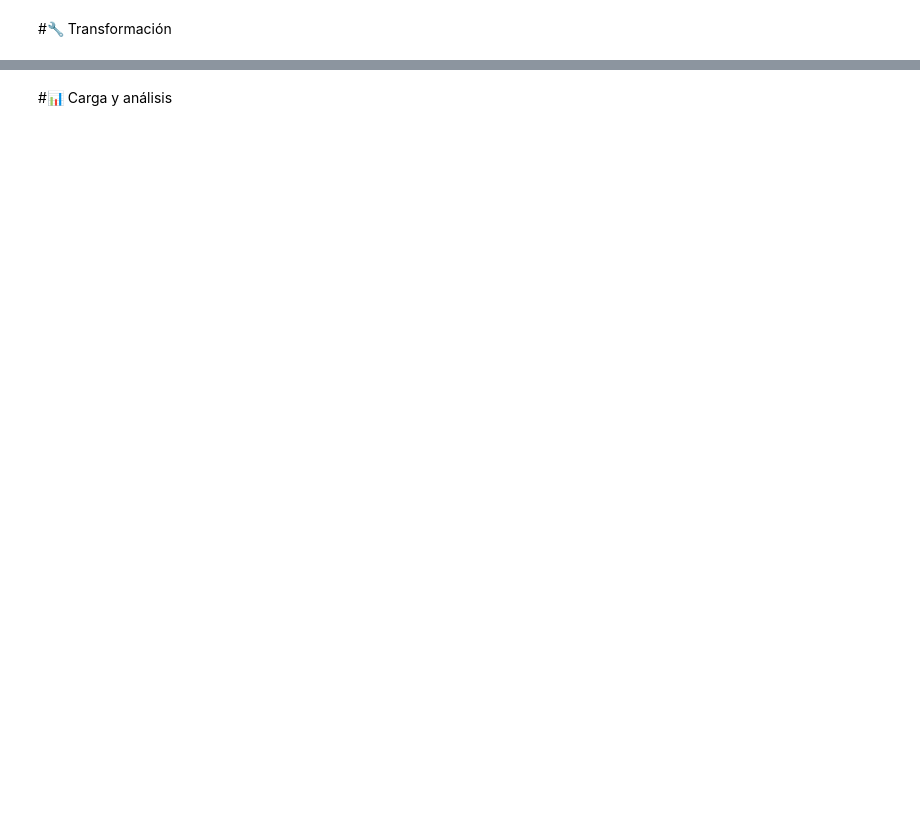
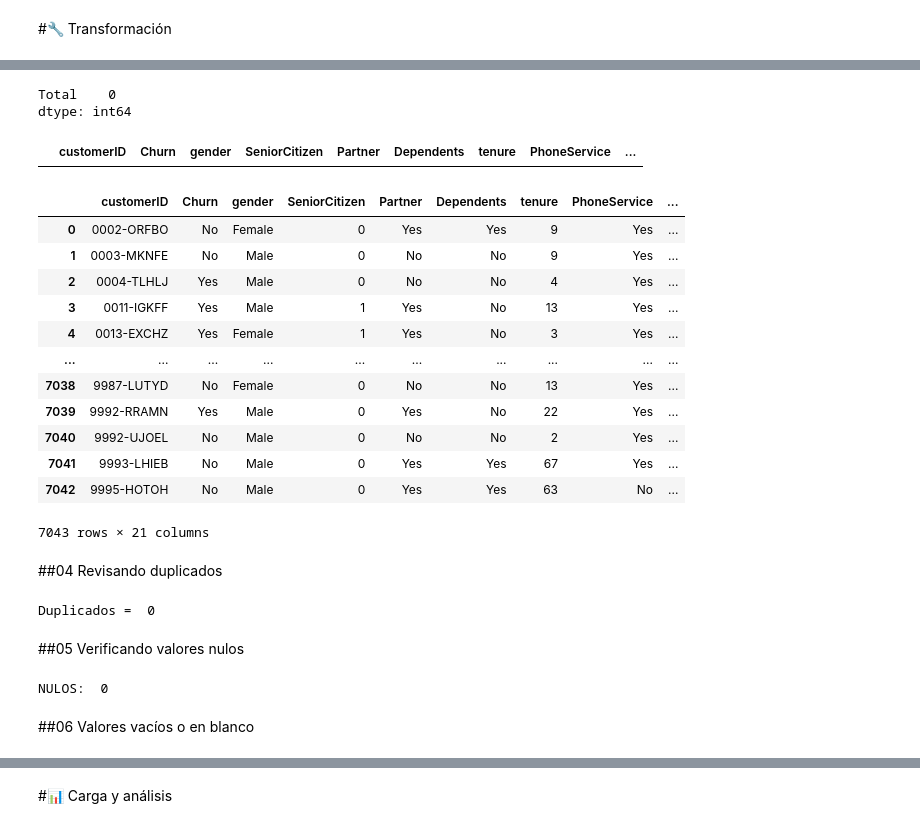
Before and after one commit to marklinista-HO/challenge2-data-science-LATAM, a Jupyter notebook: TelecomX_LATAM.ipynb, the cells around one changed output, grey strips where cells are left out. Saved outputs shown, nothing was run; the diff lists cells and outputs as text; code cells hidden in the pictures; blank space fills up the shorter version.

```diff
--- a/TelecomX_LATAM.ipynb
+++ b/TelecomX_LATAM.ipynb
@@ -149,0 +294,10 @@ memory usage: 1.2+ MB
+# %%
+#   2061   .index
+#  hacemos un DF para remover , que sería nuestro filtro
+df_remover = datos_telecom_norm.query("Churn == ''").index
+# %%
+#    2061   .drop
+#  ahora ya podemos hacer el drop de los registros
+#  axis=0  le indica que son las filas
+#  inplace=True    lo ejecuta sin necesidad de asignarlo a una variable
+datos_telecom_norm.drop(df_remover,axis=0,inplace=True)
@@ -149,0 +309,50 @@ memory usage: 1.2+ MB
+# %%
+#  ahora volvemos a hacer la consulta y  debe  estar vacía la lista:
+print(datos_telecom_norm.query("Churn == ''")[['Total']].count(numeric_only=True))
+datos_telecom_norm.query("Churn == ''")
+# %% [output]
+Total    0
+dtype: int64
+|  | customerID | Churn | gender | SeniorCitizen | Partner | Dependents | tenure | PhoneService | ... |
+# %%
+#  2045   2071   .reset_index
+#  Reseteando los índices para que no haya desfasados
+datos_telecom_norm.reset_index(drop=True, inplace=True)
+datos_telecom_norm
+# %% [output]
+|  | customerID | Churn | gender | SeniorCitizen | Partner | Dependents | tenure | PhoneService | ... |
+| 0 | 0002-ORFBO | No | Female | 0 | Yes | Yes | 9 | Yes | ... |
+| 1 | 0003-MKNFE | No | Male | 0 | No | No | 9 | Yes | ... |
+| 2 | 0004-TLHLJ | Yes | Male | 0 | No | No | 4 | Yes | ... |
+| 3 | 0011-IGKFF | Yes | Male | 1 | Yes | No | 13 | Yes | ... |
+| 4 | 0013-EXCHZ | Yes | Female | 1 | Yes | No | 3 | Yes | ... |
+| ... | ... | ... | ... | ... | ... | ... | ... | ... | ... |
+| 7038 | 9987-LUTYD | No | Female | 0 | No | No | 13 | Yes | ... |
+| 7039 | 9992-RRAMN | Yes | Male | 0 | Yes | No | 22 | Yes | ... |
+| 7040 | 9992-UJOEL | No | Male | 0 | No | No | 2 | Yes | ... |
+| 7041 | 9993-LHIEB | No | Male | 0 | Yes | Yes | 67 | Yes | ... |
+| 7042 | 9995-HOTOH | No | Male | 0 | Yes | Yes | 63 | No | ... |
+7043 rows × 21 columns
+# %% [markdown]
+##04 Revisando duplicados
+# %%
+#         .duplicated
+#  Revisando si hay valores duplicados:
+datos_telecom_norm.duplicated().sum()
+#
+print('Duplicados = ',datos_telecom_norm.duplicated().sum())
+#  NO  hay  duplicados
+# %% [output]
+Duplicados =  0
+# %% [markdown]
+##05 Verificando valores nulos
+# %%
+#   2061   .isnull()
+# datos_telecom_norm.isnull()
+# datos_telecom_norm.isnull().sum()
+print('NULOS: ',datos_telecom_norm.isnull().sum().sum())
+#  NO  HAY
+# %% [output]
+NULOS:  0
+# %% [markdown]
+##06 Valores vacíos o en blanco
```
Also changed, not shown: parts of 86 cells of this notebook.
